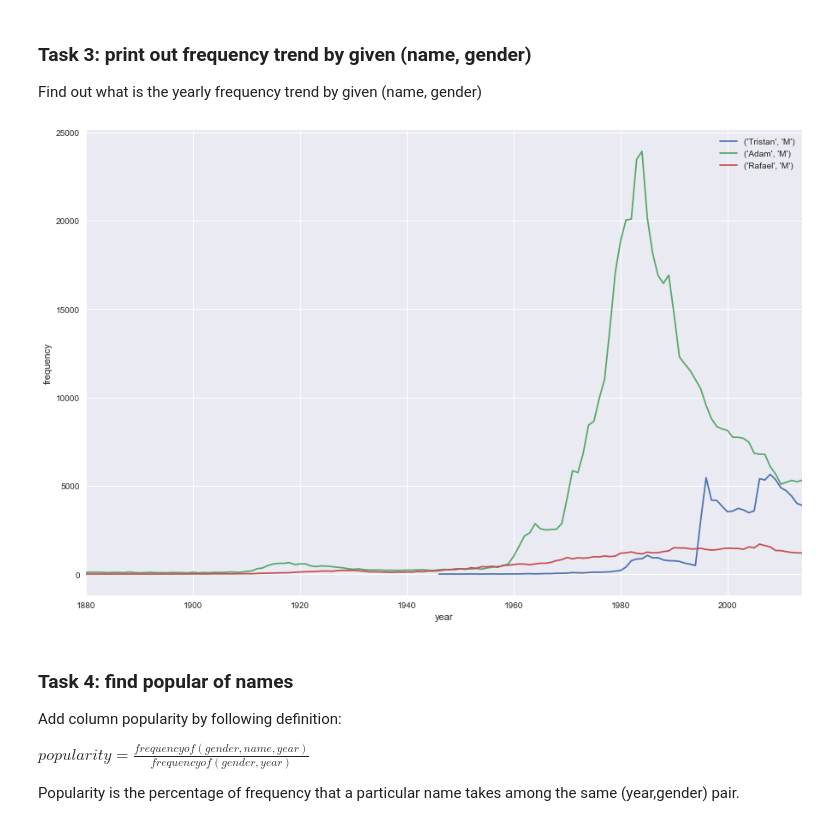
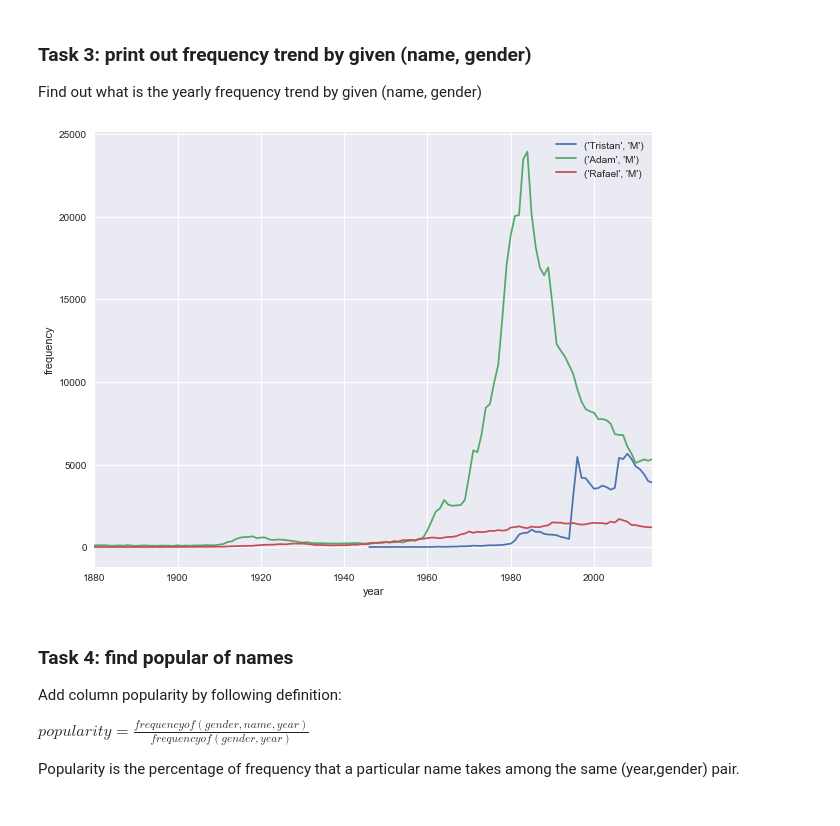
Before and after one commit to tianyu-tristan/babynames, a Jupyter notebook: src/Final_Project_DSCI60002.ipynb, the cells around one changed output. Drawn from its saved outputs; the diff is of its cells as text; code cells hidden in the pictures.

```diff
--- a/src/Final_Project_DSCI60002.ipynb
+++ b/src/Final_Project_DSCI60002.ipynb
@@ -196,26 +198,26 @@ plt.ylabel("frequency");
 
 Find out what is the yearly frequency trend by given (name, gender)
 # %%
-def print_name_frequency_trend(names,since=1880,figsize=(15,10)):
+def print_name_frequency_trend(names,since=1880,figsize=(10,8)):
     """ Given a list of names, plot name yearly frequency trend"""
     plt.figure()
     plt.xlabel("year")
     plt.ylabel("frequency")
     # filter Series ('name','gender','year') such that 'year' > since
     year_frequency_filtered = year_frequency.loc[:,:,since:]
 
     # plot only valid names, ignore
     valid_names = list()
     # given ('name','gender'), plot all possible 'year'
     for name in names:
         if name in year_frequency_filtered.index:
             year_frequency_filtered[name].plot(kind='line',figsize=figsize);
             valid_names.append(name)
     plt.legend(valid_names)
 
 print_name_frequency_trend([('Tristan','M'),('Adam','M'),('Rafael','M')],since=1880)
 # %% [output]
-[figure, old version]
+[figure, new version]
 # %% [markdown]
 ### Task 4: find popular of names
 
```
Also changed, not shown: parts of 19 cells of this notebook.
